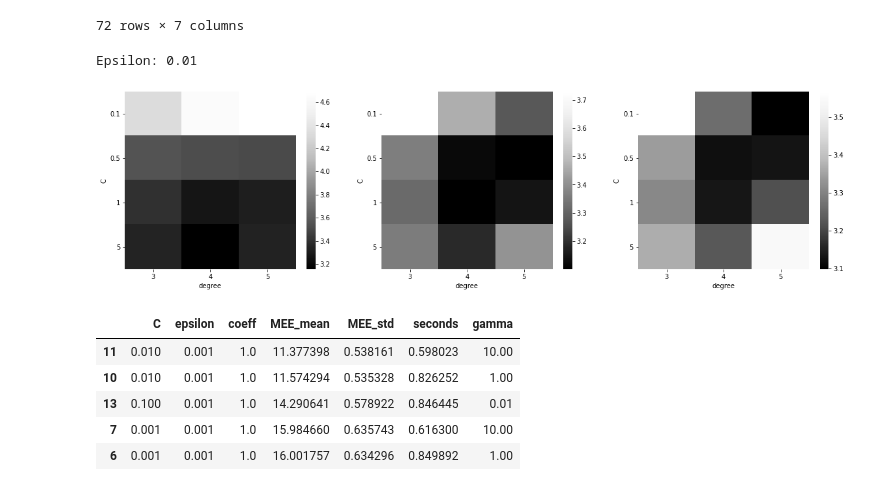
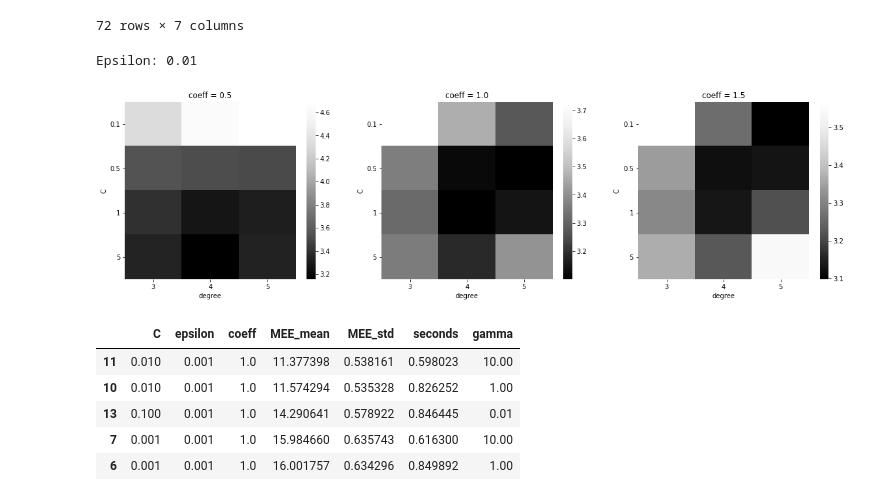
Before and after one commit to FeLusiani/ML_Project, a Jupyter notebook: MLCode/SVR.ipynb, the cells around one changed output. Cells and saved outputs as stored; diff of their text form; code cells hidden in the pictures.

Commit message:
Added coeff values to heatmaps

```diff
--- a/MLCode/SVR.ipynb
+++ b/MLCode/SVR.ipynb
@@ -149,25 +149,26 @@ df.sort_values(by=['MEE_mean'])
 # %%
 # load all saved results
 df = load_results(kernel)
 df = df.loc[df['epsilon'] == 0.01]
 
 fig, axes = plt.subplots(1,3,figsize=(20,5))
 
 print('Epsilon: 0.01')
 
 for i, coeff in enumerate(coeff_list):
     df2 = df.loc[df['coeff'] == coeff]
     df2 = df2.sort_values(by=['C', 'degree'])
     array = df2['MEE_mean'].to_numpy()
     array = array.reshape(-1, 3)
 
     sns.heatmap(array, xticklabels=degree_list, yticklabels=C_list,cmap='Greys_r', ax=axes[i])
+    axes[i].set_title(f'coeff = {coeff}')
     axes[i].tick_params(labelrotation=0)
     axes[i].set_xlabel('degree')
     axes[i].set_ylabel('C')
 # %% [output]
 Epsilon: 0.01
-[figure, old version]
+[figure, new version]
 # %%
 kernel='sigmoid'
 C_list=[0.0001,0.001,0.01,0.1]
```
